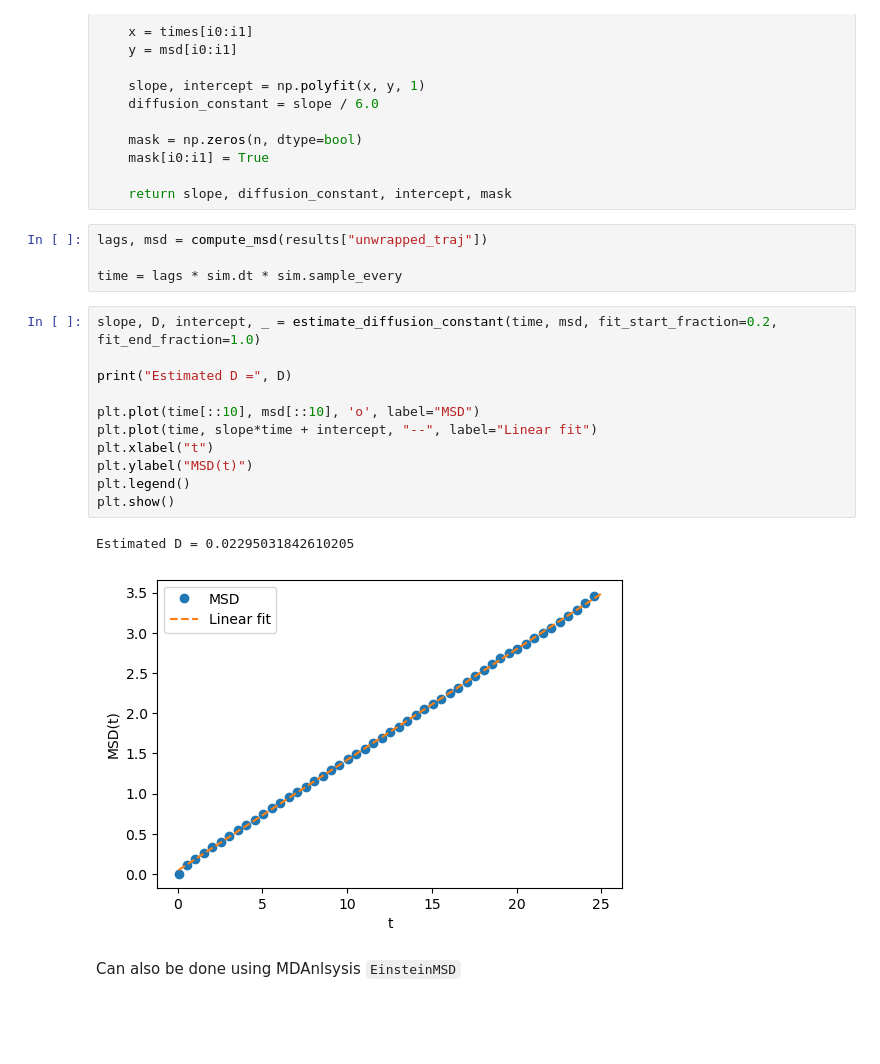
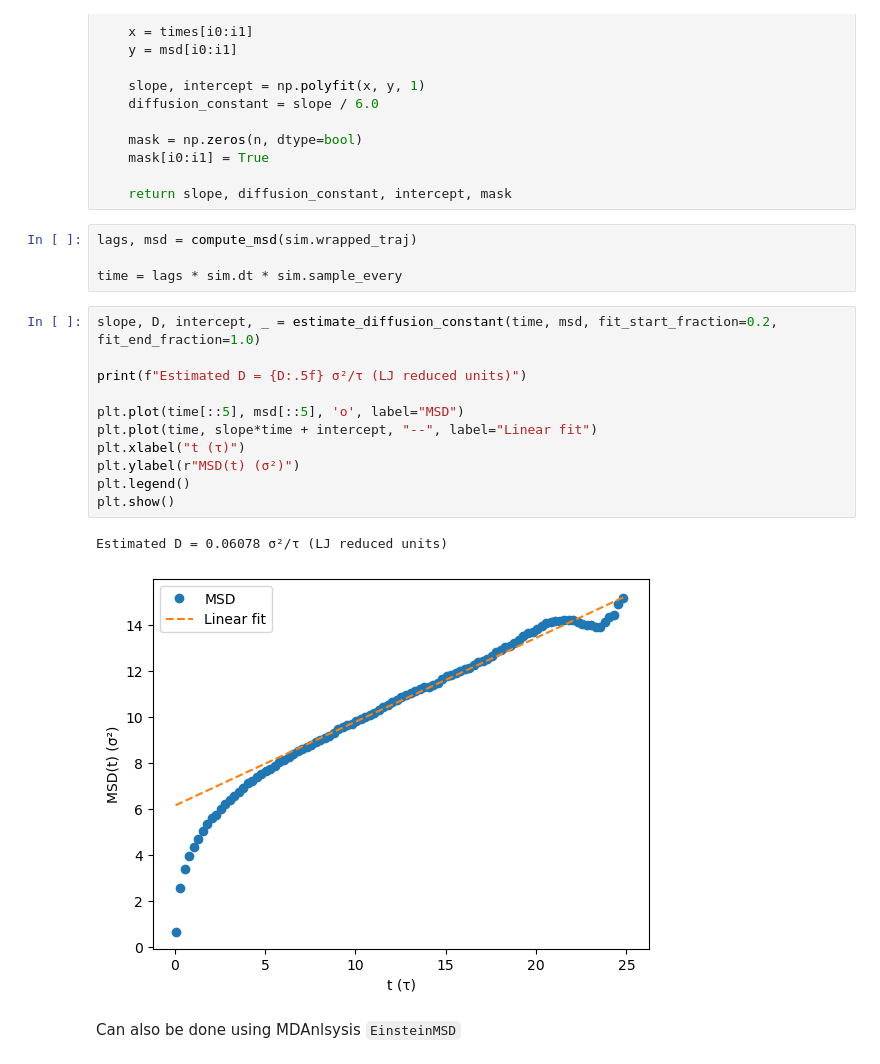
Before and after one commit to mccullaghlab/mccullaghlab.github.io, a Jupyter notebook: Chemistry_Lessons_Jupyter_Notebooks/computational_chemistry/hands_on_activities/lj_fluid_mdanalysis_lesson.ipynb, the cells around one changed output. Cells and saved outputs as stored; diff of their text form; blank space fills up the shorter version.

```diff
--- a/Chemistry_Lessons_Jupyter_Notebooks/computational_chemistry/hands_on_activities/lj_fluid_mdanalysis_lesson.ipynb
+++ b/Chemistry_Lessons_Jupyter_Notebooks/computational_chemistry/hands_on_activities/lj_fluid_mdanalysis_lesson.ipynb
@@ -385,23 +406,23 @@ def estimate_diffusion_constant(times, msd, fit_start_fraction=0.5, fit_end_frac
 
     return slope, diffusion_constant, intercept, mask
 # %%
-lags, msd = compute_msd(results["unwrapped_traj"])
+lags, msd = compute_msd(sim.wrapped_traj)
 
 time = lags * sim.dt * sim.sample_every
 # %%
 slope, D, intercept, _ = estimate_diffusion_constant(time, msd, fit_start_fraction=0.2, fit_end_fraction=1.0)
 
-print("Estimated D =", D)
+print(f"Estimated D = {D:.5f} σ²/τ (LJ reduced units)")
 
-plt.plot(time[::10], msd[::10], 'o', label="MSD")
+plt.plot(time[::5], msd[::5], 'o', label="MSD")
 plt.plot(time, slope*time + intercept, "--", label="Linear fit")
-plt.xlabel("t")
-plt.ylabel("MSD(t)")
+plt.xlabel("t (τ)")
+plt.ylabel(r"MSD(t) (σ²)")
 plt.legend()
 plt.show()
 # %% [output]
-Estimated D = 0.02295031842610205
+Estimated D = 0.06078 σ²/τ (LJ reduced units)
-[figure, old version]
+[figure, new version]
 # %% [markdown]
 Can also be done using MDAnlsysis `EinsteinMSD`
 # %%
```
Also changed, not shown: parts of 3 cells of this notebook, 14 other files.
